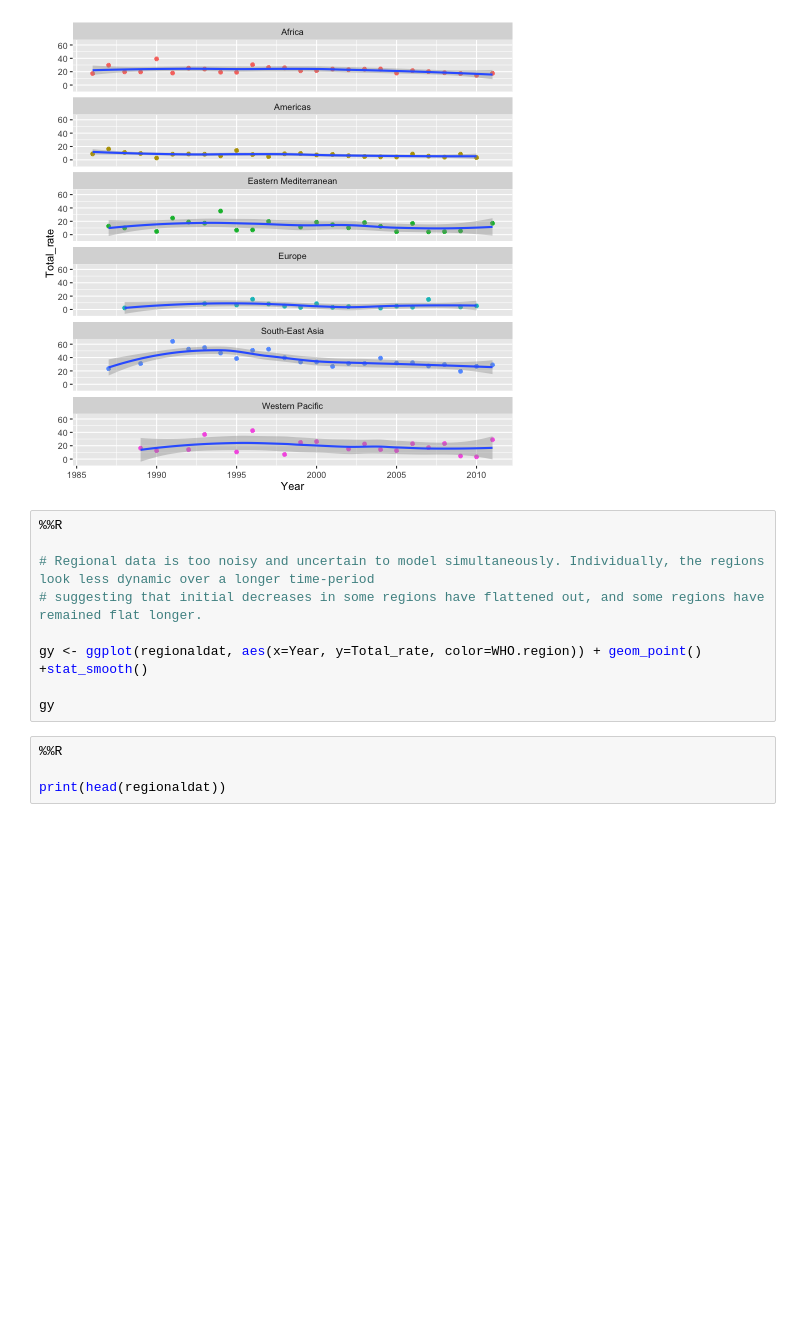
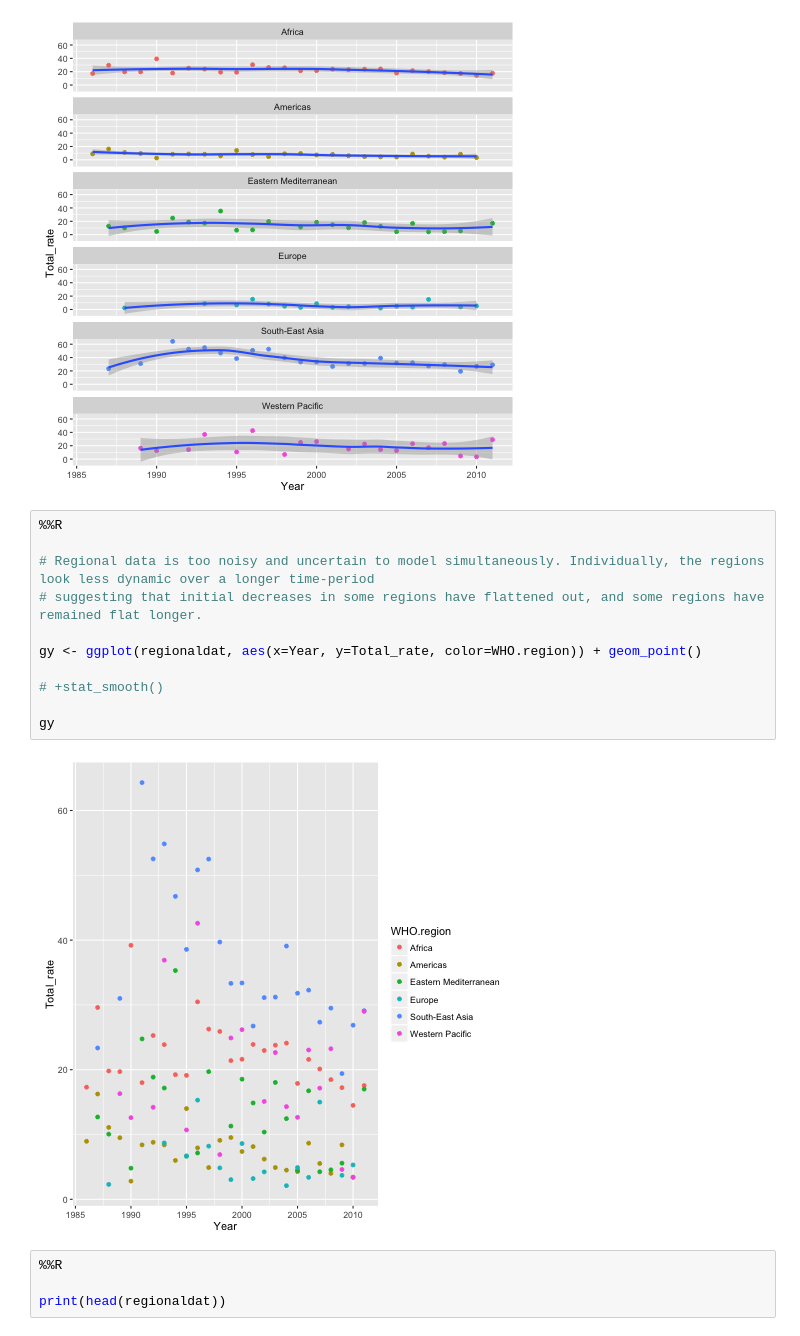
Before and after one commit to Apeder/Global_Stunting_Visualization, a Jupyter notebook: Data/Raw_Data_Cleaning/Data_Acquisition_Cleaning.ipynb, the cells around one changed output. Cells and saved outputs as stored; diff of their text form; blank space fills up the shorter version.

```diff
--- a/Data/Raw_Data_Cleaning/Data_Acquisition_Cleaning.ipynb
+++ b/Data/Raw_Data_Cleaning/Data_Acquisition_Cleaning.ipynb
@@ -204,12 +263,16 @@ g + facet_wrap(~ WHO.region, ncol=1, nrow=6) + geom_point(aes(color=WHO.region))
 # %%
 %%R
 
 # Regional data is too noisy and uncertain to model simultaneously. Individually, the regions look less dynamic over a longer time-period
 # suggesting that initial decreases in some regions have flattened out, and some regions have remained flat longer.
 
-gy <- ggplot(regionaldat, aes(x=Year, y=Total_rate, color=WHO.region)) + geom_point() +stat_smooth()
+gy <- ggplot(regionaldat, aes(x=Year, y=Total_rate, color=WHO.region)) + geom_point()
+
+# +stat_smooth()
 
 gy
+# %% [output]
+[figure, added]
 # %%
 %%R
 
```
Also changed, not shown: parts of 12 cells of this notebook.
